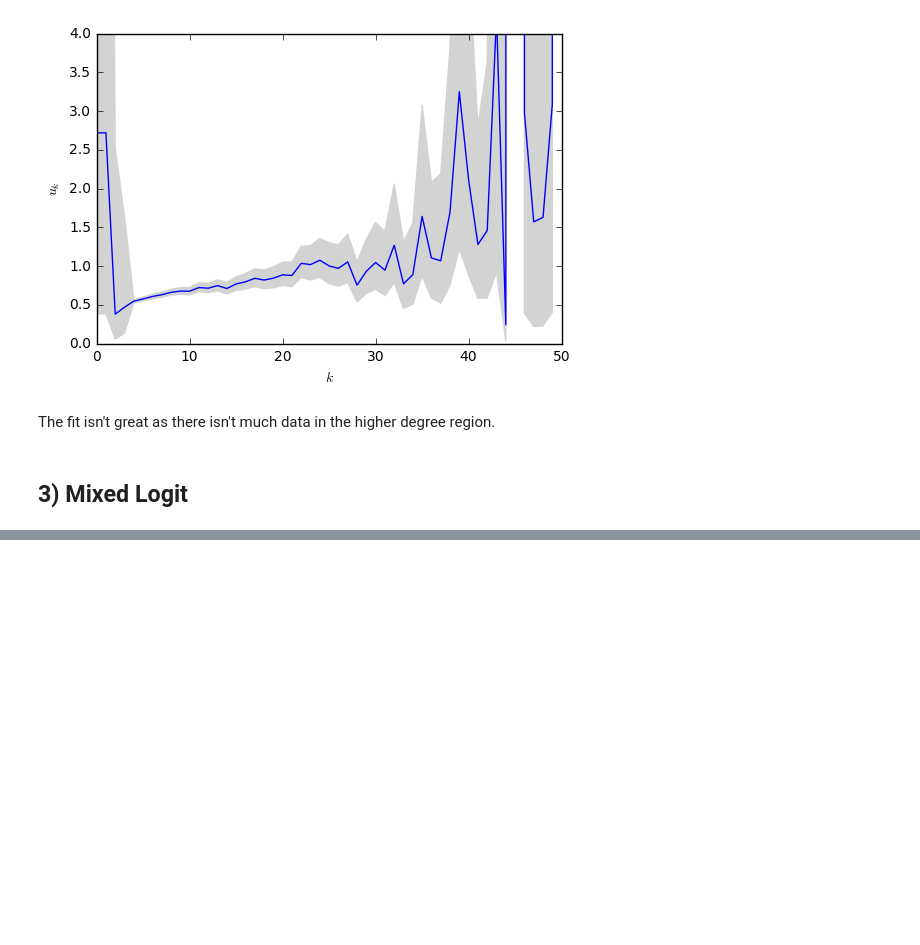
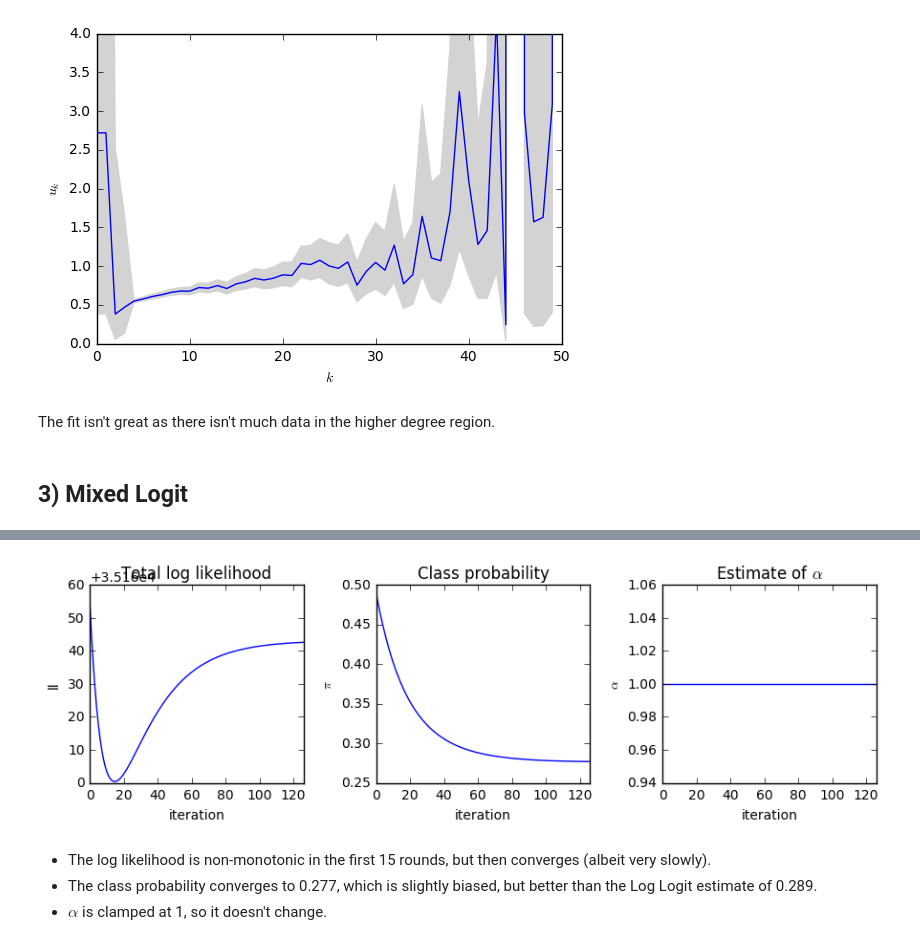
Before and after one commit to janovergoor/choose2grow, a Jupyter notebook: debug_em.ipynb, the cells around one changed output, grey strips where cells are left out. Saved outputs shown, nothing was run; the diff lists cells and outputs as text; code cells hidden in the pictures; blank space fills up the shorter version.

```diff
--- a/debug_em.ipynb
+++ b/debug_em.ipynb
@@ -123,0 +135,6 @@ The estimate for $\alpha$ stops at 0.6.
+# %%
+# fit mixed logit model
+m3b = logit.MixedLogitModel('test', grouped=False, D=D, vvv=vvv)
+m3b.add_log_model(bounds=((1, 1),))  # clamped at 1 (full PA)
+m3b.add_poly_model(k=1, bounds=((1, 1),))  # uniform, clamped at 1 but it doesn't matter as the gradient is always 0
+T3b = m3b.fit(etol=0.025, n_rounds=200, return_stats=True)
@@ -123,0 +159,28 @@ The estimate for $\alpha$ stops at 0.6.
+# %%
+plt.figure(figsize=(9,3))
+
+plt.subplot(131)
+T3b.tot_ll.plot()
+plt.title('Total log likelihood')
+plt.xlabel("iteration")
+plt.ylabel("ll")
+
+plt.subplot(132)
+T3b.p1.plot()
+plt.title('Class probability')
+plt.xlabel("iteration")
+plt.ylabel(r"$\pi$")
+
+plt.subplot(133)
+T3b.u1.plot()
+plt.title(r'Estimate of $\alpha$')
+plt.xlabel("iteration")
+plt.ylabel(r"$\alpha$")
+
+plt.tight_layout()
+# %% [output]
+[figure, added]
+# %% [markdown]
+* The log likelihood is non-monotonic in the first 15 rounds, but then converges (albeit very slowly).
+* The class probability converges to 0.277, which is slightly biased, but better than the Log Logit estimate of 0.289.
+* $\alpha$ is clamped at 1, so it doesn't change.
```
Also changed, not shown: parts of 5 cells of this notebook.
